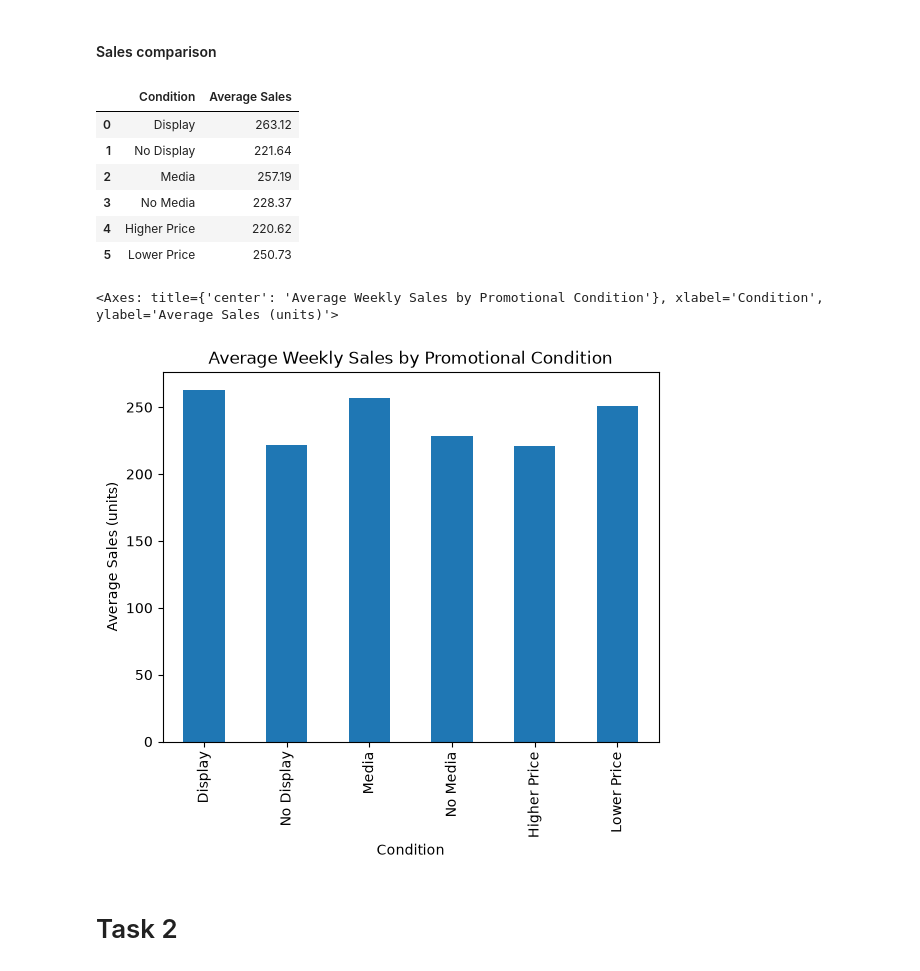
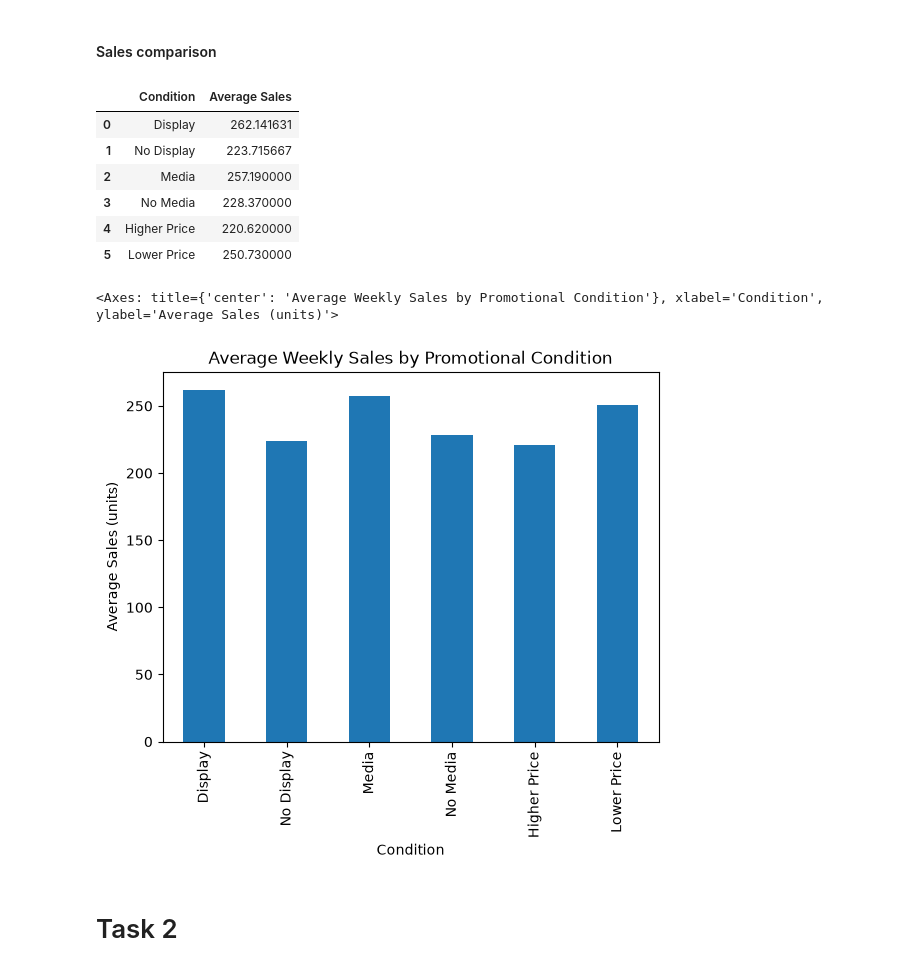
Before and after one commit to emreavley/DSB102_A1, a Jupyter notebook: CleanedData.ipynb, the cells around one changed output. Drawn from its saved outputs; the diff is of its cells as text; code cells hidden in the pictures.

Commit message:
comparison table

```diff
--- a/CleanedData.ipynb
+++ b/CleanedData.ipynb
@@ -264,38 +265,39 @@ Name: count, dtype: int64
 # %% [markdown]
 #### Sales comparison
 # %%
-## create temporary var to group different y/n representations
-display_yes = display_sales['Yes'] + display_sales['Y'] + display_sales['yes']
-display_no = display_sales['No'] + display_sales['N'] + display_sales['no']
+display = df['Display'].astype('string').str.strip().str.casefold()
+
+display_yes = df.loc[display.isin(['yes', 'y']), 'Sales'].mean()
+display_no = df.loc[display.isin(['no', 'n']), 'Sales'].mean()
 
 comparison = pd.DataFrame({
     'Condition': [
         'Display',
         'No Display',
         'Media',
         'No Media',
         'Higher Price',
         'Lower Price'
     ],
     'Average Sales': [
-        display_sales['Yes'],
-        display_sales['No'],
+        display_yes,
+        display_no,
         media_sales[1],
         media_sales[0],
         price_sales['Higher Price'],
         price_sales['Lower Price']
     ]
 })
 
 comparison
 # %% [output]
 |  | Condition | Average Sales |
-| 0 | Display | 263.12 |
-| 1 | No Display | 221.64 |
-| 2 | Media | 257.19 |
-| 3 | No Media | 228.37 |
-| 4 | Higher Price | 220.62 |
-| 5 | Lower Price | 250.73 |
+| 0 | Display | 262.141631 |
+| 1 | No Display | 223.715667 |
+| 2 | Media | 257.190000 |
+| 3 | No Media | 228.370000 |
+| 4 | Higher Price | 220.620000 |
+| 5 | Lower Price | 250.730000 |
 # %%
 comparison.plot(
     x='Condition',
@@ -307,7 +309,7 @@ comparison.plot(
 )
 # %% [output]
 <Axes: title={'center': 'Average Weekly Sales by Promotional Condition'}, xlabel='Condition', ylabel='Average Sales (units)'>
-[figure, old version]
+[figure, new version]
 # %% [markdown]
 # Task 2
 # %% [markdown]
```
Also changed, not shown: parts of 5 cells of this notebook.
